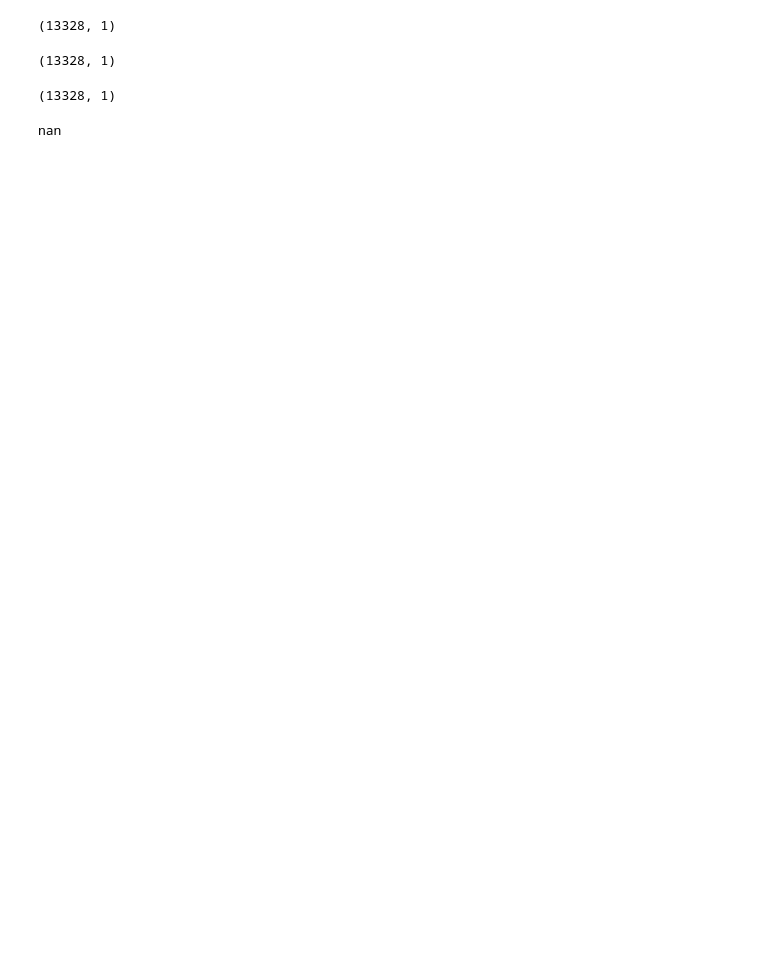
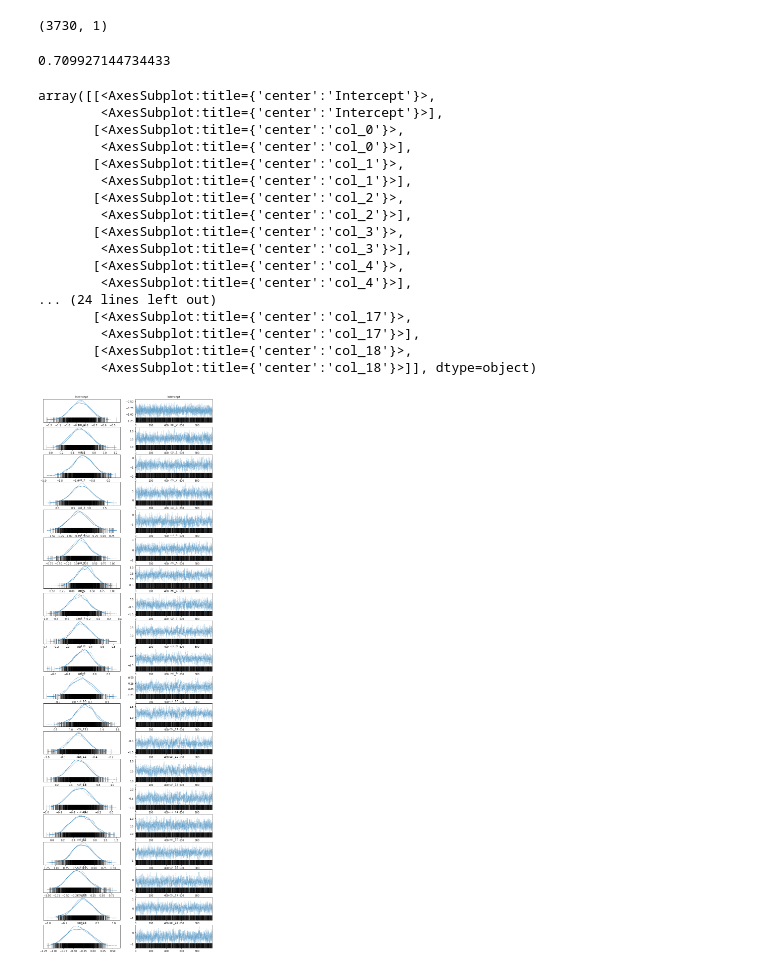
Before and after one commit to Sum02dean/MLG, a Jupyter notebook: task_1/utils/bambi_model.ipynb, the cells around one changed output. Saved outputs shown, nothing was run; the diff lists cells and outputs as text; code cells hidden in the pictures; blank space fills up the shorter version.

Commit message:
ran bambi again for plots

```diff
--- a/task_1/utils/bambi_model.ipynb
+++ b/task_1/utils/bambi_model.ipynb
@@ -45,5 +45,5 @@ x_test.columns = ['col_{}'.format(i) for i in x_test.columns.values]
 params = {
     'family': 'negativebinomial',
     'chains': 3,
-    'draws': 2,
-    'tune': 2}
+    'draws': 1000,
+    'tune': 5000}
@@ -50,11 +52,10 @@ params = {
 # %%
-# # Get the function formula + model
-# f = get_formula(x_train.columns[:-1])
-# print(f)
-# model = bmb.Model(f, x_train, family=params['family'])
+# Get the function formula + model
+f = get_formula(x_train.columns[:-1])
+model = bmb.Model(f, x_train, family=params['family'])
 
-# # Fit model
-# fitted_model = model.fit(draws=params['draws'], tune=params['tune'],
-#                         chains=params['chains'], init='adapt_diag')
+# Fit model
+fitted_model = model.fit(draws=params['draws'], tune=params['tune'],
+                        chains=params['chains'], init='adapt_diag')
 # Get mean posterior predictions
 idata = model.predict(fitted_model, data=x_test, inplace=False)
@@ -63,16 +75,29 @@ idata = model.predict(fitted_model, data=x_test, inplace=False)
 preds = np.mean(idata.posterior['y_mean'].values, axis=(0, 1)).reshape(-1, 1)
 print(np.shape(preds))
 # %% [output]
-(13328, 1)
+(3730, 1)
-# %%
-y_test.values.shape
-# %% [output]
-(13328, 1)
-# %%
-preds.shape
-# %% [output]
-(13328, 1)
 # %%
 print(spearman_scoring(preds, y_test))
 # %% [output]
-nan
+0.709927144734433
+# %%
+az.plot_trace(idata)
+# %% [output]
+array([[<AxesSubplot:title={'center':'Intercept'}>,
+        <AxesSubplot:title={'center':'Intercept'}>],
+       [<AxesSubplot:title={'center':'col_0'}>,
+        <AxesSubplot:title={'center':'col_0'}>],
+       [<AxesSubplot:title={'center':'col_1'}>,
+        <AxesSubplot:title={'center':'col_1'}>],
+       [<AxesSubplot:title={'center':'col_2'}>,
+        <AxesSubplot:title={'center':'col_2'}>],
+       [<AxesSubplot:title={'center':'col_3'}>,
+        <AxesSubplot:title={'center':'col_3'}>],
+       [<AxesSubplot:title={'center':'col_4'}>,
+        <AxesSubplot:title={'center':'col_4'}>],
+... (24 lines left out)
+       [<AxesSubplot:title={'center':'col_17'}>,
+        <AxesSubplot:title={'center':'col_17'}>],
+       [<AxesSubplot:title={'center':'col_18'}>,
+        <AxesSubplot:title={'center':'col_18'}>]], dtype=object)
+[figure, added]
```
Also changed, not shown: parts of 6 cells of this notebook, 9 other files.
